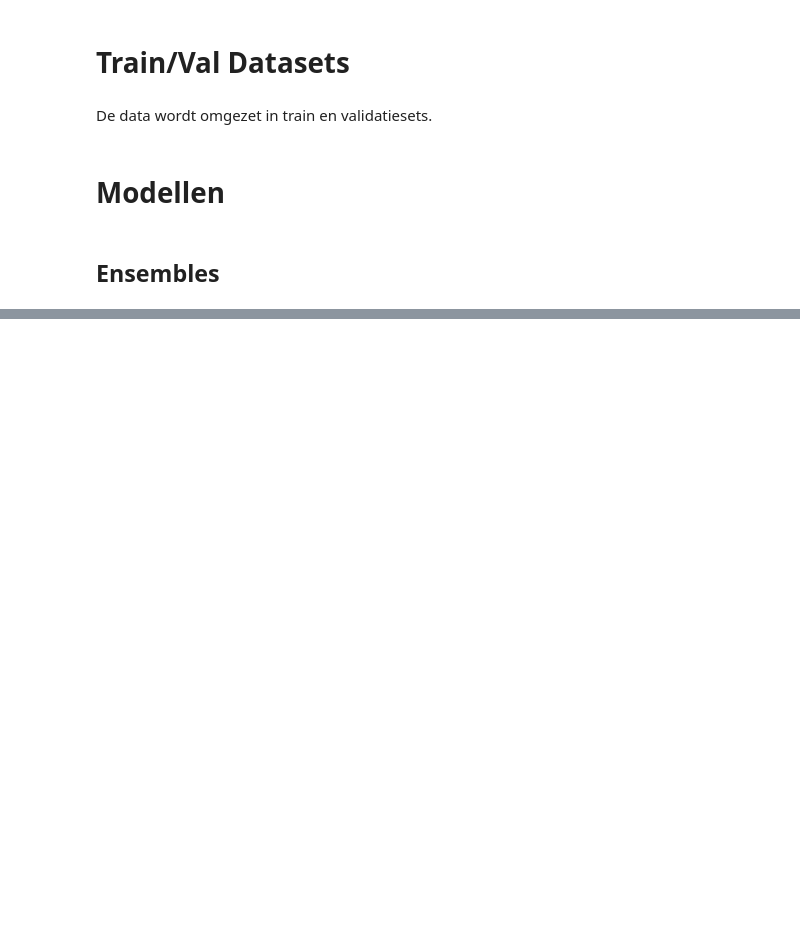
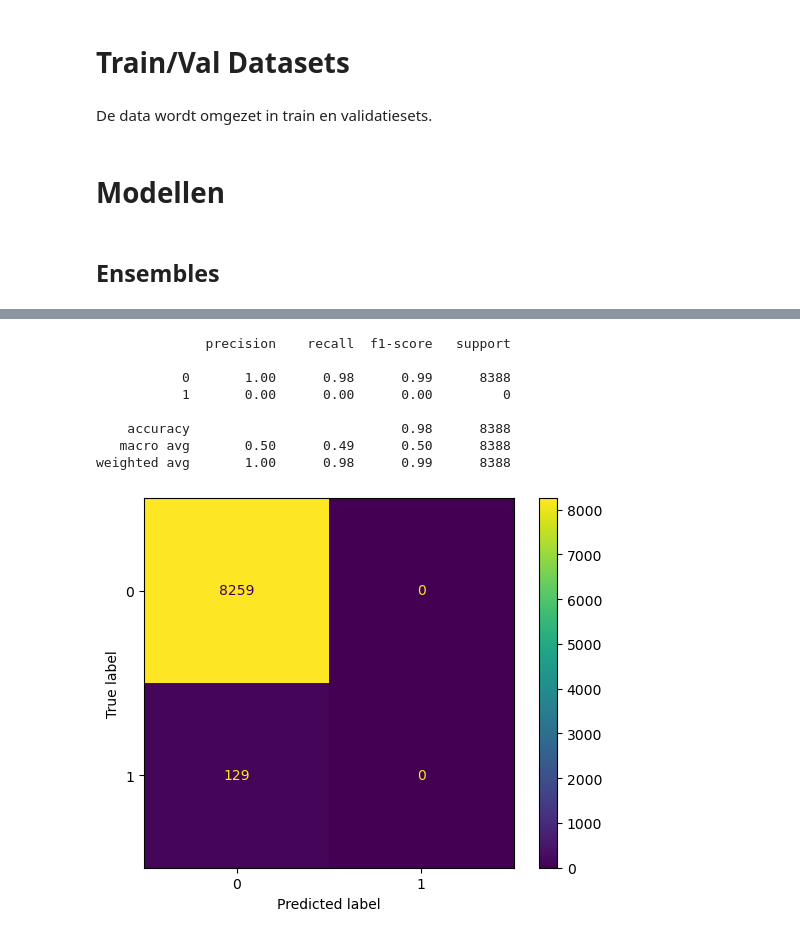
Before and after one commit to larsol55on/Machine-Learning-Herseninfract, a Jupyter notebook: sven.ipynb, the cells around one changed output, grey strips where cells are left out. Drawn from its saved outputs; the diff is of its cells as text; code cells hidden in the pictures; blank space fills up the shorter version.

```diff
--- a/sven.ipynb
+++ b/sven.ipynb
@@ -168,0 +207,6 @@ Dit is een ensemble decision trees parallel traint om variatie te verminderen. E
+# %%
+cv = RepeatedStratifiedKFold(n_splits=5, n_repeats=3, random_state=42)
+pipe = Pipeline([
+    ("smote", SMOTE(random_state=42)),
+    ("model", RandomForestClassifier(random_state=42)),
+])
@@ -168,0 +335,26 @@ Dit is een ensemble decision trees parallel traint om variatie te verminderen. E
+# %%
+gb = GradientBoostingClassifier(learning_rate=0.017987863473362915, max_depth=2,
+                           max_features=0.9767032146096095,
+                           min_impurity_decrease=0.008445338486781515,
+                           min_samples_leaf=49, n_estimators=537,
+                           n_iter_no_change=20, random_state=42,
+                           subsample=0.815876852955632)
+
+gb.fit(X_train, y_train)
+
+y_pred = gb.predict(X_val)
+
+
+
+ConfusionMatrixDisplay.from_predictions(y_val, y_pred)
+print(classification_report(y_pred, y_val))
+# %% [output]
+              precision    recall  f1-score   support
+
+           0       1.00      0.98      0.99      8388
+           1       0.00      0.00      0.00         0
+
+    accuracy                           0.98      8388
+   macro avg       0.50      0.49      0.50      8388
+weighted avg       1.00      0.98      0.99      8388
+[figure, added]
```
Also changed, not shown: parts of 19 cells of this notebook.
